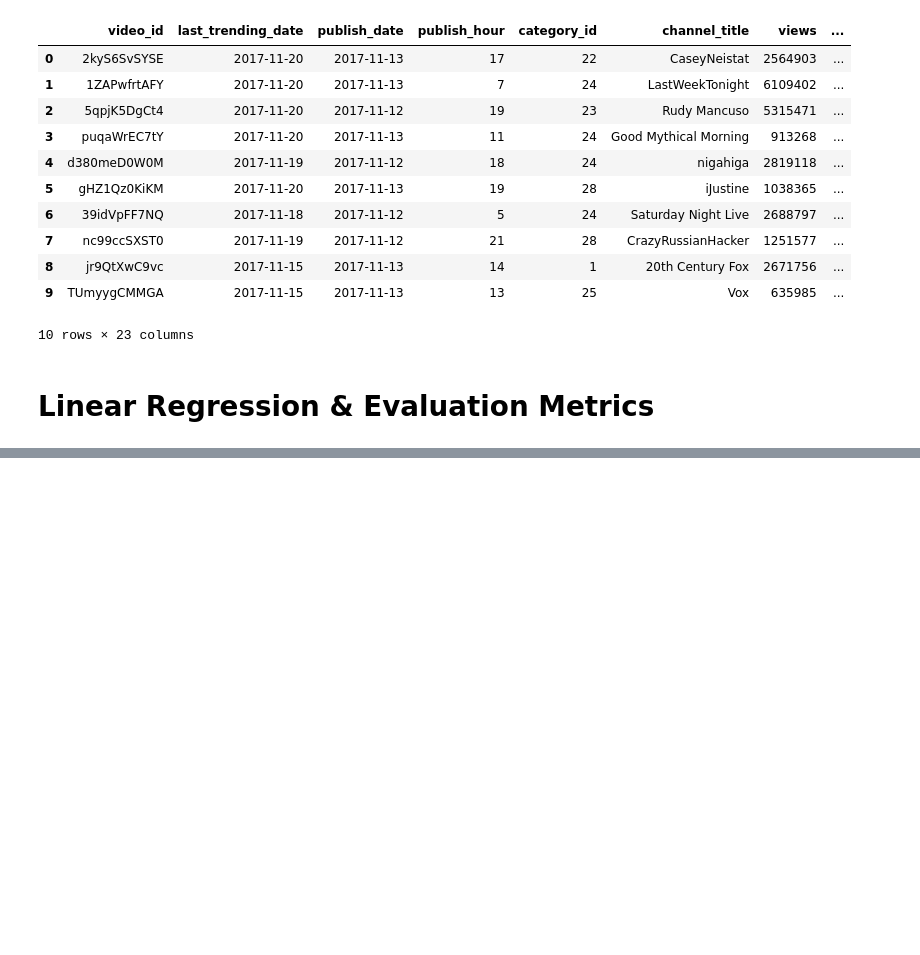
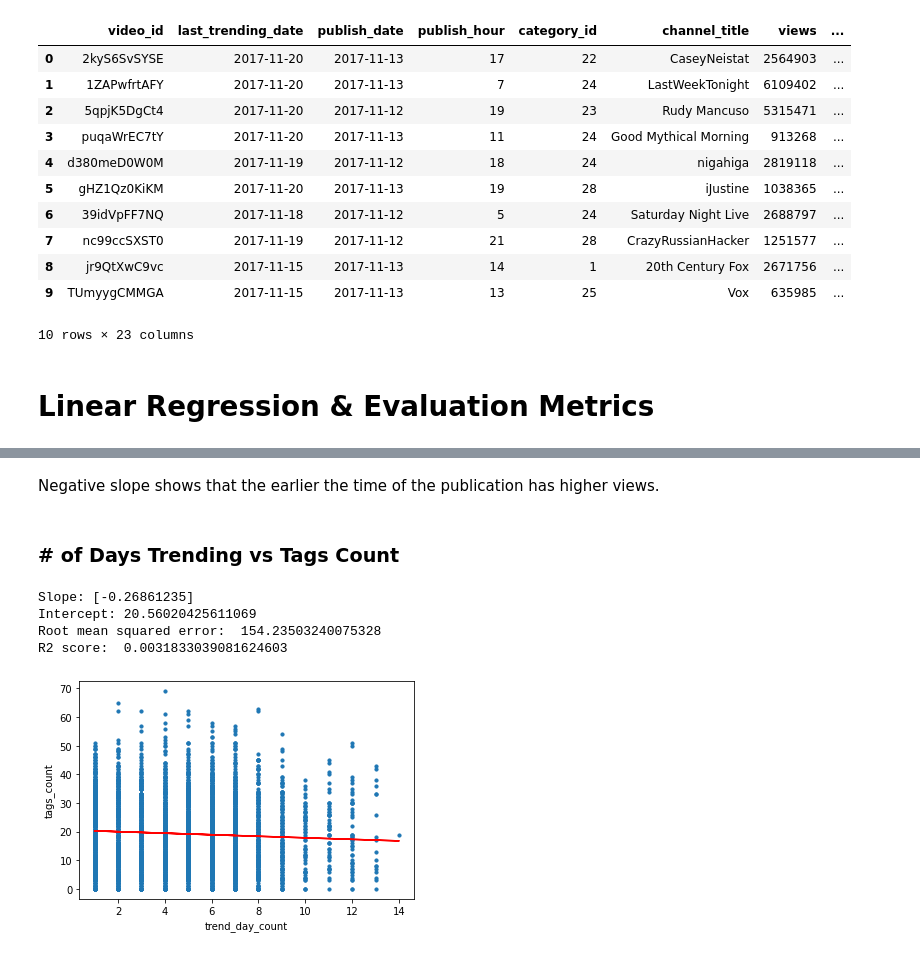
Before and after one commit to COGS118A/Group035-Sp22, a Jupyter notebook: Data Clean Up/Linear_Regression.ipynb, the cells around one changed output, grey strips where cells are left out. Cells and saved outputs as stored; diff of their text form; code cells hidden in the pictures; blank space fills up the shorter version.

```diff
--- a/Data Clean Up/Linear_Regression.ipynb
+++ b/Data Clean Up/Linear_Regression.ipynb
@@ -123,0 +87,12 @@ R2 score:  0.005766783548593946
+# %% [markdown]
+Negative slope shows that the earlier the time of the publication has higher views.
+# %% [markdown]
+### # of Days Trending vs Tags Count
+# %%
+linear_regression(df,'trend_day_count','tags_count')
+# %% [output]
+Slope: [-0.26861235]
+Intercept: 20.56020425611069
+Root mean squared error:  154.23503240075328
+R2 score:  0.0031833039081624603
+[figure, added]
```
Also changed, not shown: parts of 25 cells of this notebook.
